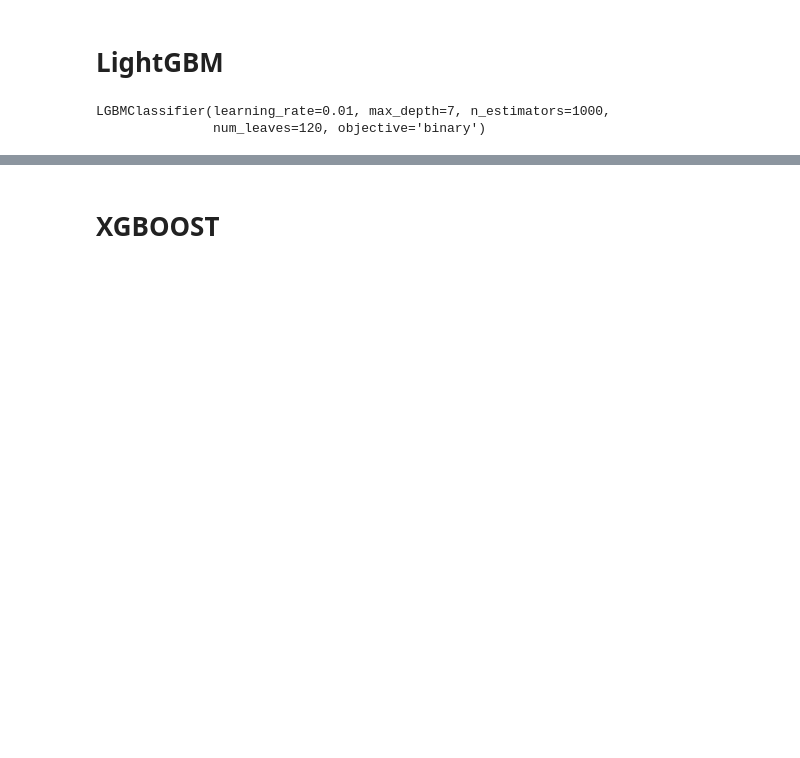
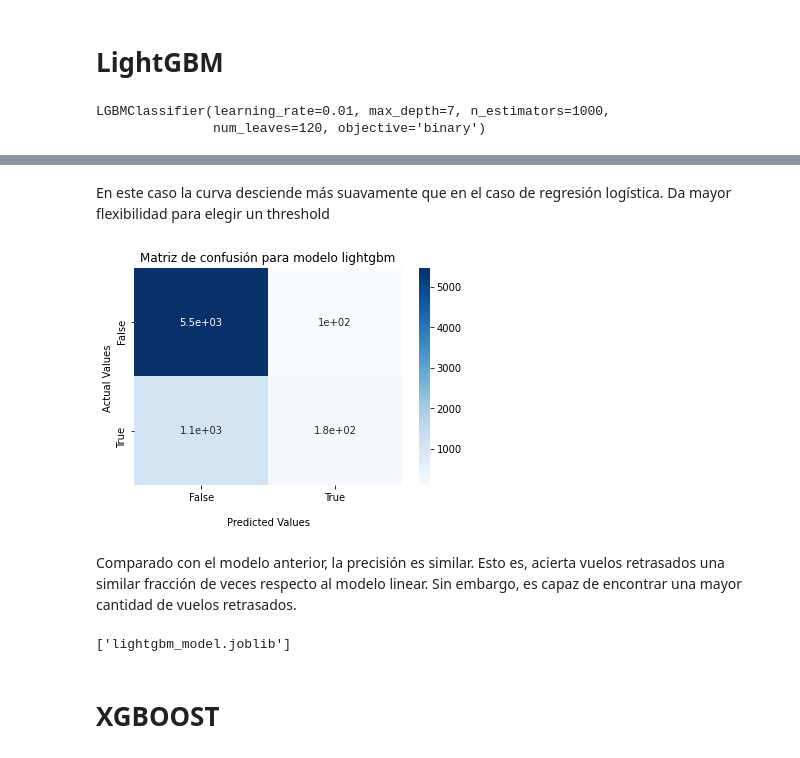
Before and after one commit to javierlunamisetich/Challenge_LATAM, a Jupyter notebook: solution.ipynb, the cells around one changed output, grey strips where cells are left out. Saved outputs shown, nothing was run; the diff lists cells and outputs as text; code cells hidden in the pictures; blank space fills up the shorter version.

```diff
--- a/solution.ipynb
+++ b/solution.ipynb
@@ -762,5 +841,6 @@ LGBMClassifier(learning_rate=0.01, max_depth=7, n_estimators=1000,
                num_leaves=120, objective='binary')
 # %%
 result=light.predict_proba(X_test)
+y_pred = light.predict(X_test)
 # %%
 score_light = custom_auc(y_test, result)
@@ -770,3 +867,30 @@ Score del modelo LightGBM: 0.4433798811025872
+# %% [markdown]
+En este caso la curva desciende más suavamente que en el caso de regresión logística. Da mayor flexibilidad para elegir un threshold
+# %%
+import seaborn as sns
+#Veamos la matriz de confusión
+cf_matrix = confusion_matrix(y_test, y_pred)
+ax = sns.heatmap(cf_matrix, annot=True, cmap='Blues')
+
+ax.set_title('Matriz de confusión para modelo lightgbm');
+ax.set_xlabel('\nPredicted Values')
+ax.set_ylabel('Actual Values ');
+
+## Ticket labels - List must be in alphabetical order
+ax.xaxis.set_ticklabels(['False','True'])
+ax.yaxis.set_ticklabels(['False','True'])
+
+## Display the visualization of the Confusion Matrix.
+plt.show()
+# %% [output]
+[figure, added]
+# %% [markdown]
+Comparado con el modelo anterior, la precisión es similar. Esto es, acierta vuelos retrasados una similar fracción de veces respecto al modelo linear. Sin embargo, es capaz de encontrar una mayor cantidad de vuelos retrasados.
+# %%
+#save model
+dump(light, 'lightgbm_model.joblib')
+# %% [output]
+['lightgbm_model.joblib']
 # %% [markdown]
 # XGBOOST
 # %%
```
Also changed, not shown: parts of 26 cells of this notebook.
